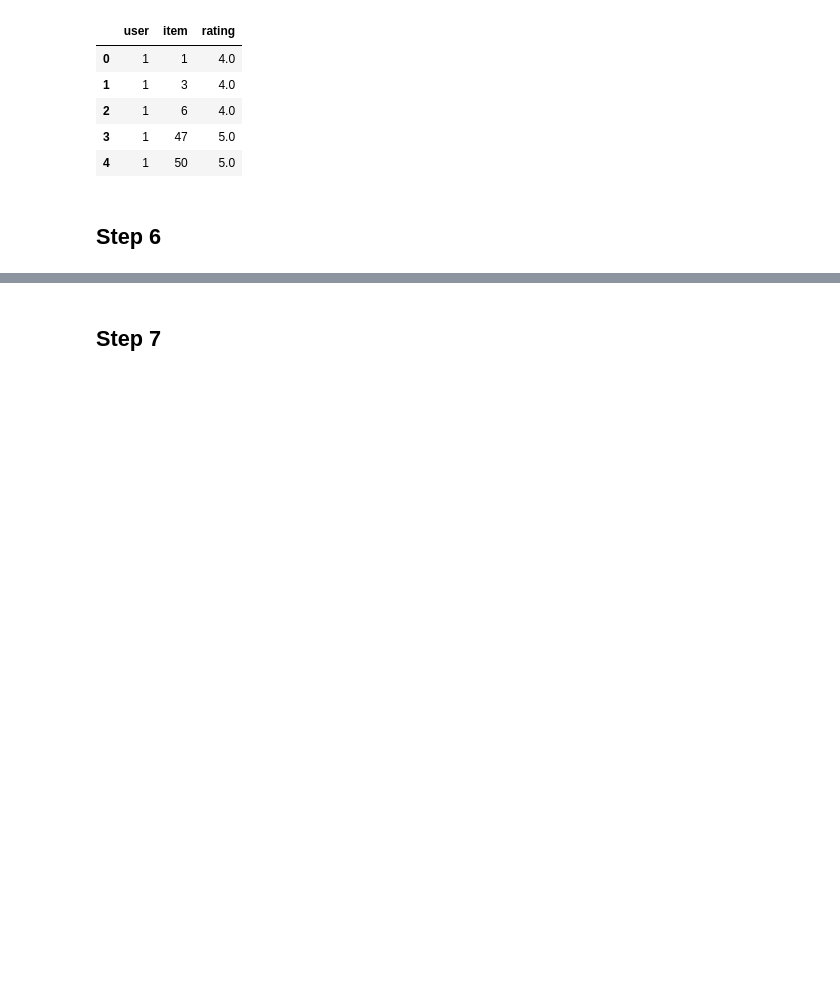
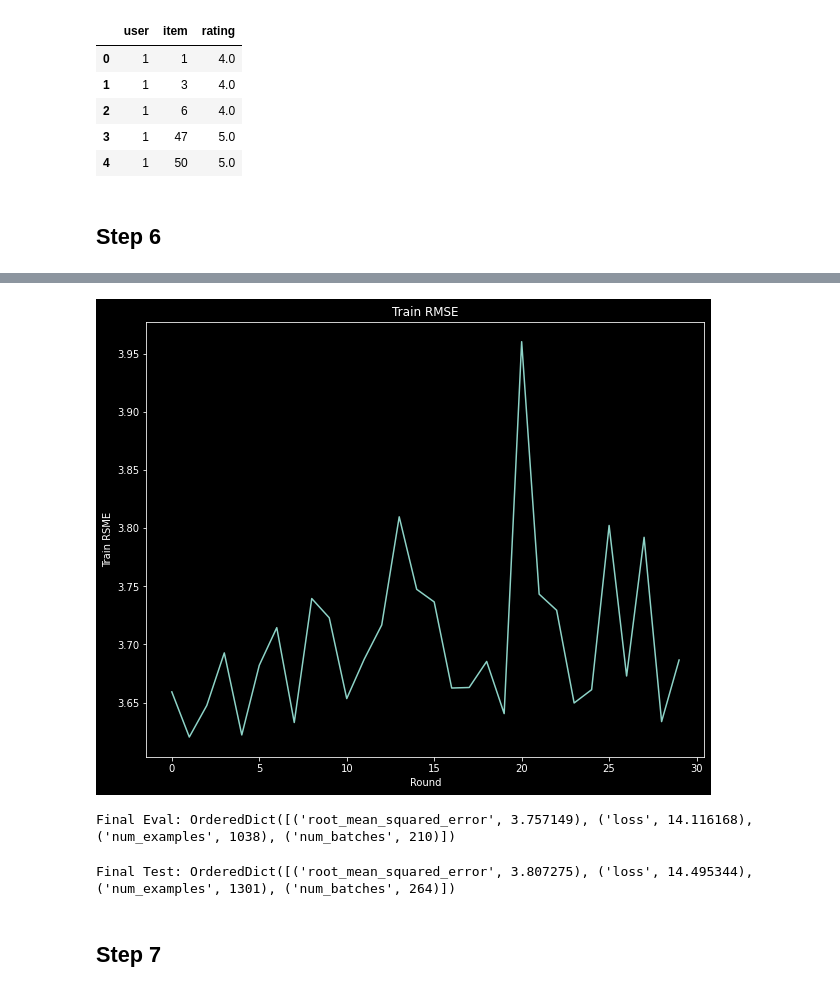
Before and after one commit to ilias-ant/recommender-systems, a Jupyter notebook: federated-learning-based-RS.ipynb, the cells around one changed output, grey strips where cells are left out. Drawn from its saved outputs; the diff is of its cells as text; code cells hidden in the pictures; blank space fills up the shorter version.

```diff
--- a/federated-learning-based-RS.ipynb
+++ b/federated-learning-based-RS.ipynb
@@ -249,3 +377,23 @@ b'Hello, World!'
+# %%
+plt.style.use("dark_background")
+plt.rcParams["figure.figsize"] = [10, 8]
+plt.plot(range(NUM_ROUNDS), train_accs)
+plt.ylabel("Train RSME")
+plt.xlabel("Round")
+plt.title("Train RMSE")
+plt.show()
+# %% [output]
+[figure, added]
+# %%
+eval_metrics = evaluation_computation(state.model, tf_validationsets)
+print("Final Eval:", eval_metrics["eval"])
+# %% [output]
+Final Eval: OrderedDict([('root_mean_squared_error', 3.757149), ('loss', 14.116168), ('num_examples', 1038), ('num_batches', 210)])
+# %%
+eval_metrics = evaluation_computation(state.model, tf_testsets)
+print("Final Test:", eval_metrics["eval"])
+# %% [output]
+Final Test: OrderedDict([('root_mean_squared_error', 3.807275), ('loss', 14.495344), ('num_examples', 1301), ('num_batches', 264)])
 # %% [markdown]
 ## Step 7
 # %% [markdown]
```
Also changed, not shown: parts of 18 cells of this notebook.
